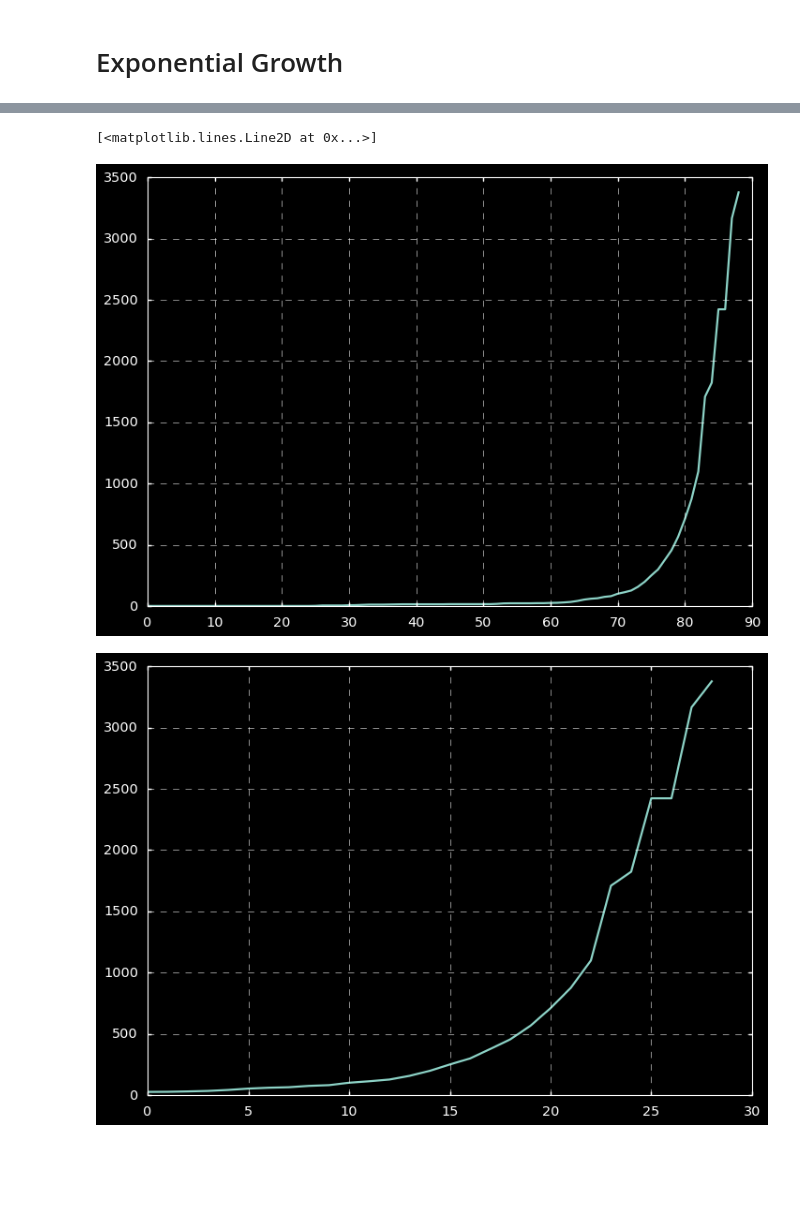
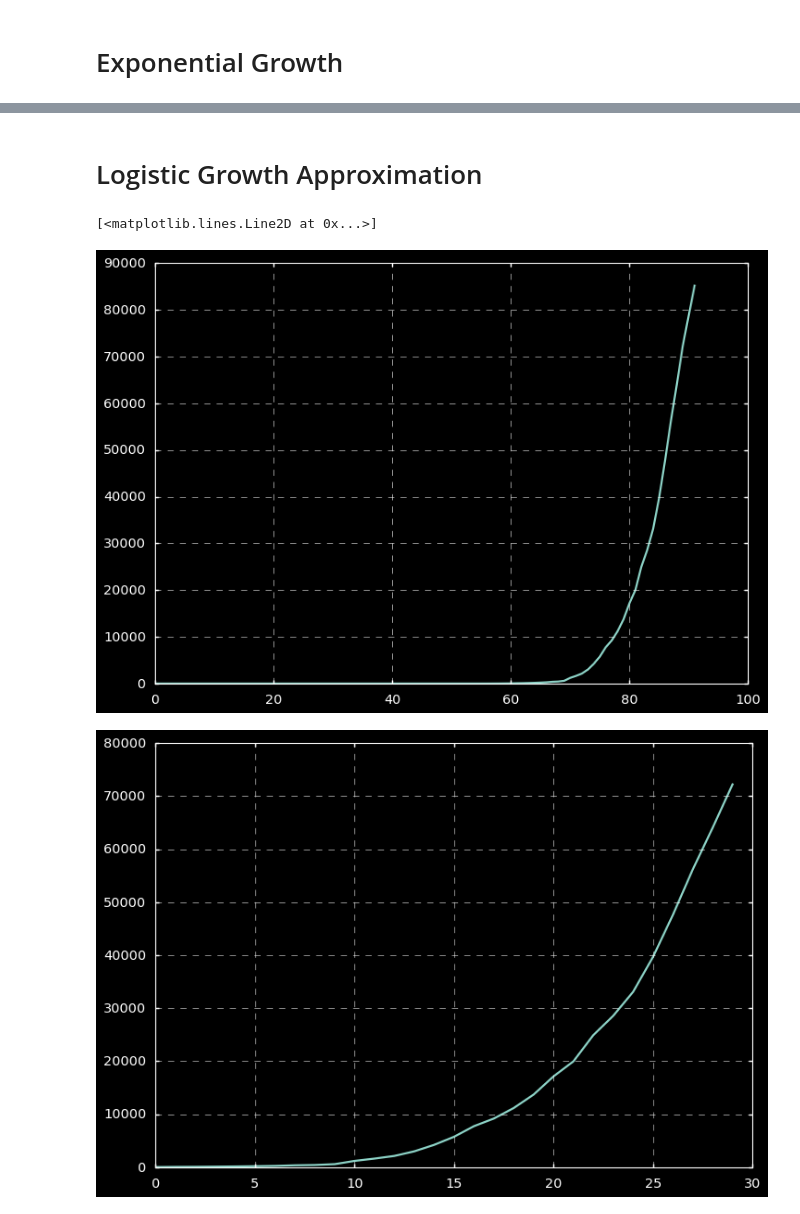
Before and after one commit to pooyad359/covid19-data-exploration, a Jupyter notebook: Covid19-explore.ipynb, the cells around one changed output, grey strips where cells are left out. Drawn from its saved outputs; the diff is of its cells as text; code cells hidden in the pictures; blank space fills up the shorter version.

```diff
--- a/Covid19-explore.ipynb
+++ b/Covid19-explore.ipynb
@@ -375,3 +563,5 @@ Vietnam                   0.0880         nan      7.8666         nan      0.9472
+# %% [markdown]
+# Logistic Growth Approximation
 # %%
 def logistic_growth(x,P0,r,Pmax):
     return np.log(Pmax/(1+(Pmax-P0)/P0*sp.exp(-r*x)))
@@ -381,15 +571,15 @@ def exponential_growth(x,P0,r):
 # %%
 
 start = 60
 end = 90
-country = 'Australia'
+country = 'Spain'
 plt.plot(data[data.location==country].total_cases.values)
 plt.figure()
 plt.plot(data[data.location==country].total_cases.values[start:end])
 # %% [output]
 [<matplotlib.lines.Line2D at 0x...>]
-[figure, old version]
+[figure, new version]
-[figure, old version]
+[figure, new version]
 # %%
 y = np.log(data[data.location==country].total_cases.values[start:end])
 x = np.arange(len(y))
```
Also changed, not shown: parts of 31 cells of this notebook, 1 other file.
